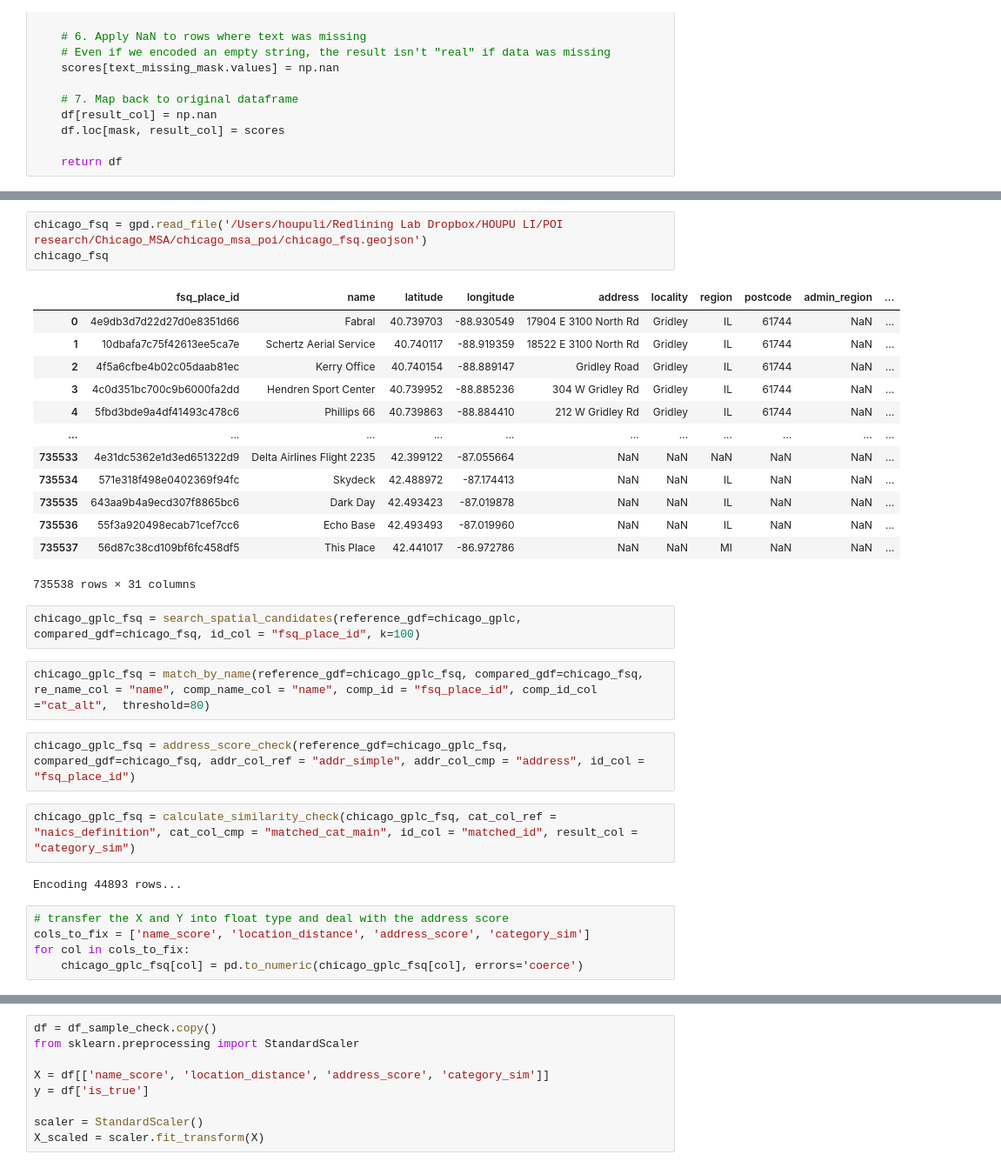
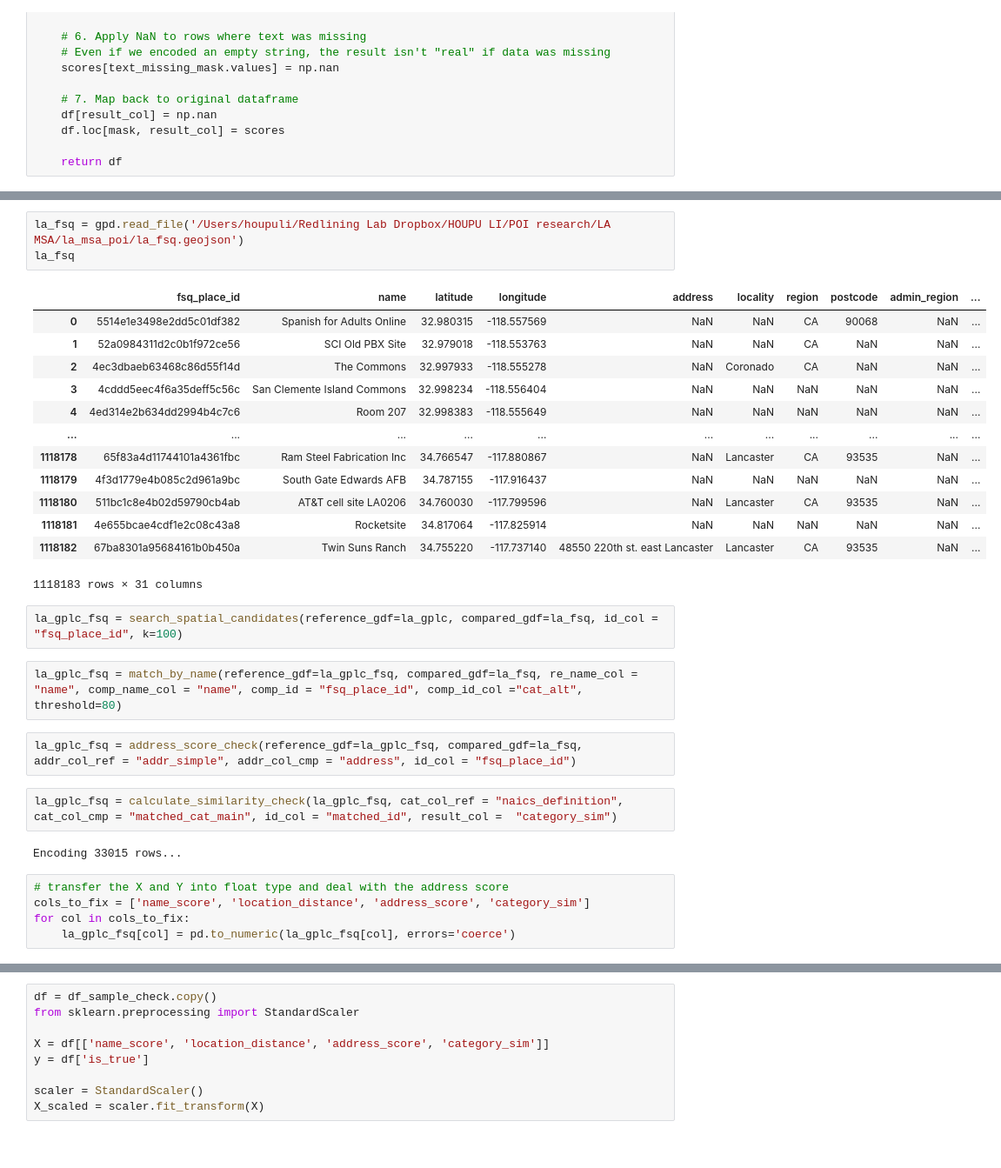
Before and after one commit to HOUPU1993/POI-study, a Jupyter notebook: 5.match_proc/google_foursquare.ipynb, the cells around one changed output, grey strips where cells are left out. Shown at 87% size. Cells and saved outputs as stored; diff of their text form.

```diff
--- a/5.match_proc/google_foursquare.ipynb
+++ b/5.match_proc/google_foursquare.ipynb
@@ -377,33 +377,33 @@ chicago_gplc
 # %%
-chicago_fsq = gpd.read_file('/Users/houpuli/Redlining Lab Dropbox/HOUPU LI/POI research/Chicago_MSA/chicago_msa_poi/chicago_fsq.geojson')
-chicago_fsq
+la_fsq = gpd.read_file('/Users/houpuli/Redlining Lab Dropbox/HOUPU LI/POI research/LA MSA/la_msa_poi/la_fsq.geojson')
+la_fsq
 # %% [output]
 |  | fsq_place_id | name | latitude | longitude | address | locality | region | postcode | admin_region | ... |
-| 0 | 4e9db3d7d22d27d0e8351d66 | Fabral | 40.739703 | -88.930549 | 17904 E 3100 North Rd | Gridley | IL | 61744 | NaN | ... |
-| 1 | 10dbafa7c75f42613ee5ca7e | Schertz Aerial Service | 40.740117 | -88.919359 | 18522 E 3100 North Rd | Gridley | IL | 61744 | NaN | ... |
-| 2 | 4f5a6cfbe4b02c05daab81ec | Kerry Office | 40.740154 | -88.889147 | Gridley Road | Gridley | IL | 61744 | NaN | ... |
-| 3 | 4c0d351bc700c9b6000fa2dd | Hendren Sport Center | 40.739952 | -88.885236 | 304 W Gridley Rd | Gridley | IL | 61744 | NaN | ... |
-| 4 | 5fbd3bde9a4df41493c478c6 | Phillips 66 | 40.739863 | -88.884410 | 212 W Gridley Rd | Gridley | IL | 61744 | NaN | ... |
+| 0 | 5514e1e3498e2dd5c01df382 | Spanish for Adults Online | 32.980315 | -118.557569 | NaN | NaN | CA | 90068 | NaN | ... |
+| 1 | 52a0984311d2c0b1f972ce56 | SCI Old PBX Site | 32.979018 | -118.553763 | NaN | NaN | CA | NaN | NaN | ... |
+| 2 | 4ec3dbaeb63468c86d55f14d | The Commons | 32.997933 | -118.555278 | NaN | Coronado | CA | NaN | NaN | ... |
+| 3 | 4cddd5eec4f6a35deff5c56c | San Clemente Island Commons | 32.998234 | -118.556404 | NaN | NaN | NaN | NaN | NaN | ... |
+| 4 | 4ed314e2b634dd2994b4c7c6 | Room 207 | 32.998383 | -118.555649 | NaN | NaN | NaN | NaN | NaN | ... |
 | ... | ... | ... | ... | ... | ... | ... | ... | ... | ... | ... |
-| 735533 | 4e31dc5362e1d3ed651322d9 | Delta Airlines Flight 2235 | 42.399122 | -87.055664 | NaN | NaN | NaN | NaN | NaN | ... |
-| 735534 | 571e318f498e0402369f94fc | Skydeck | 42.488972 | -87.174413 | NaN | NaN | IL | NaN | NaN | ... |
-| 735535 | 643aa9b4a9ecd307f8865bc6 | Dark Day | 42.493423 | -87.019878 | NaN | NaN | IL | NaN | NaN | ... |
-| 735536 | 55f3a920498ecab71cef7cc6 | Echo Base | 42.493493 | -87.019960 | NaN | NaN | IL | NaN | NaN | ... |
-| 735537 | 56d87c38cd109bf6fc458df5 | This Place | 42.441017 | -86.972786 | NaN | NaN | MI | NaN | NaN | ... |
+| 1118178 | 65f83a4d11744101a4361fbc | Ram Steel Fabrication Inc | 34.766547 | -117.880867 | NaN | Lancaster | CA | 93535 | NaN | ... |
+| 1118179 | 4f3d1779e4b085c2d961a9bc | South Gate Edwards AFB | 34.787155 | -117.916437 | NaN | NaN | NaN | NaN | NaN | ... |
+| 1118180 | 511bc1c8e4b02d59790cb4ab | AT&T cell site LA0206 | 34.760030 | -117.799596 | NaN | Lancaster | CA | 93535 | NaN | ... |
+| 1118181 | 4e655bcae4cdf1e2c08c43a8 | Rocketsite | 34.817064 | -117.825914 | NaN | NaN | NaN | NaN | NaN | ... |
+| 1118182 | 67ba8301a95684161b0b450a | Twin Suns Ranch | 34.755220 | -117.737140 | 48550 220th st. east Lancaster | Lancaster | CA | 93535 | NaN | ... |
-735538 rows × 31 columns
+1118183 rows × 31 columns
 # %%
-chicago_gplc_fsq = search_spatial_candidates(reference_gdf=chicago_gplc, compared_gdf=chicago_fsq, id_col = "fsq_place_id", k=100)
+la_gplc_fsq = search_spatial_candidates(reference_gdf=la_gplc, compared_gdf=la_fsq, id_col = "fsq_place_id", k=100)
 # %%
-chicago_gplc_fsq = match_by_name(reference_gdf=chicago_gplc_fsq, compared_gdf=chicago_fsq, re_name_col = "name", comp_name_col = "name", comp_id = "fsq_place_id", comp_id_col ="cat_alt",  threshold=80)
+la_gplc_fsq = match_by_name(reference_gdf=la_gplc_fsq, compared_gdf=la_fsq, re_name_col = "name", comp_name_col = "name", comp_id = "fsq_place_id", comp_id_col ="cat_alt",  threshold=80)
 # %%
-chicago_gplc_fsq = address_score_check(reference_gdf=chicago_gplc_fsq, compared_gdf=chicago_fsq, addr_col_ref = "addr_simple", addr_col_cmp = "address", id_col = "fsq_place_id")
+la_gplc_fsq = address_score_check(reference_gdf=la_gplc_fsq, compared_gdf=la_fsq, addr_col_ref = "addr_simple", addr_col_cmp = "address", id_col = "fsq_place_id")
 # %%
-chicago_gplc_fsq = calculate_similarity_check(chicago_gplc_fsq, cat_col_ref = "naics_definition", cat_col_cmp = "matched_cat_main", id_col = "matched_id", result_col =  "category_sim")
+la_gplc_fsq = calculate_similarity_check(la_gplc_fsq, cat_col_ref = "naics_definition", cat_col_cmp = "matched_cat_main", id_col = "matched_id", result_col =  "category_sim")
 # %% [output]
-Encoding 44893 rows...
+Encoding 33015 rows...
 # %%
 # transfer the X and Y into float type and deal with the address score
 cols_to_fix = ['name_score', 'location_distance', 'address_score', 'category_sim']
 for col in cols_to_fix:
-    chicago_gplc_fsq[col] = pd.to_numeric(chicago_gplc_fsq[col], errors='coerce')
+    la_gplc_fsq[col] = pd.to_numeric(la_gplc_fsq[col], errors='coerce')
 # %%
```
Also changed, not shown: parts of 8 cells of this notebook.
